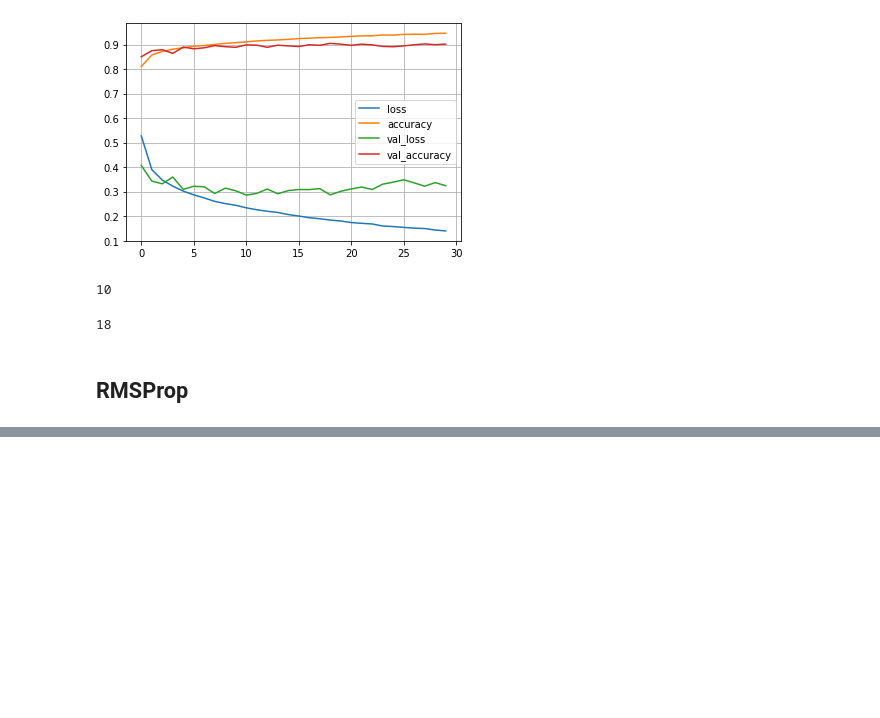
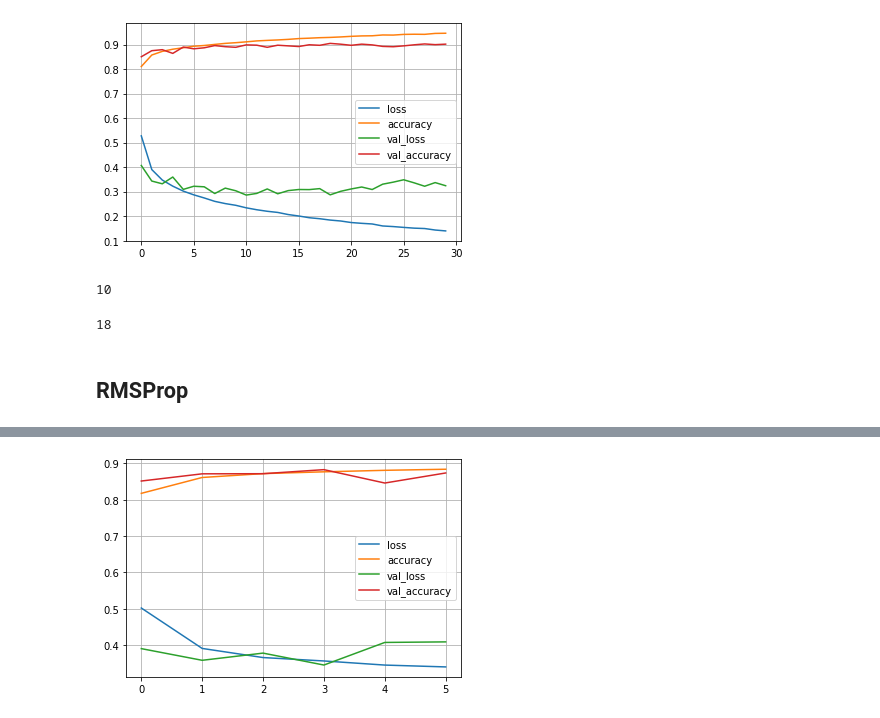
Before and after one commit to JakeOh/202011_itw_bd21, a Jupyter notebook: lab_ml/ml17_dnn.ipynb, the cells around one changed output, grey strips where cells are left out. Cells and saved outputs as stored; diff of their text form; code cells hidden in the pictures; blank space fills up the shorter version.

```diff
--- a/lab_ml/ml17_dnn.ipynb
+++ b/lab_ml/ml17_dnn.ipynb
@@ -319,0 +385,7 @@ hist2 = history2.history
+# %%
+model4 = create_model()
+# %%
+model4.compile(optimizer='rmsprop', loss='sparse_categorical_crossentropy', metrics='accuracy')
+# %%
+history4 = model4.fit(x_train, y_train, epochs=30,
+                      validation_data=(x_val, y_val), callbacks=[early_stop])
@@ -319,0 +405,8 @@ hist2 = history2.history
+# %%
+hist4 = pd.DataFrame(history4.history)
+
+hist4.plot()
+plt.grid()
+plt.show()
+# %% [output]
+[figure, added]
```
Also changed, not shown: parts of 15 cells of this notebook.
